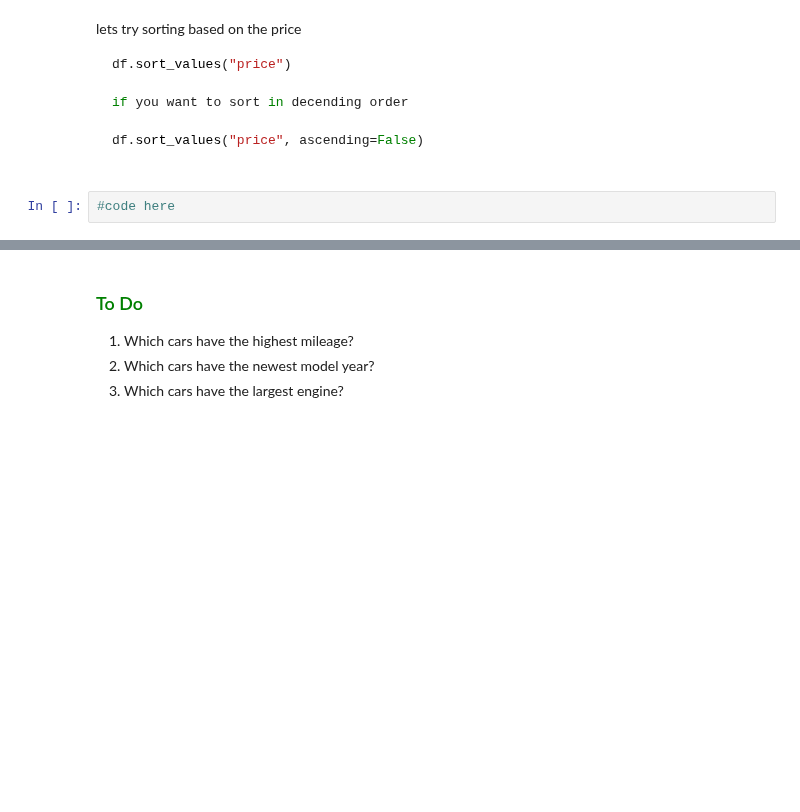
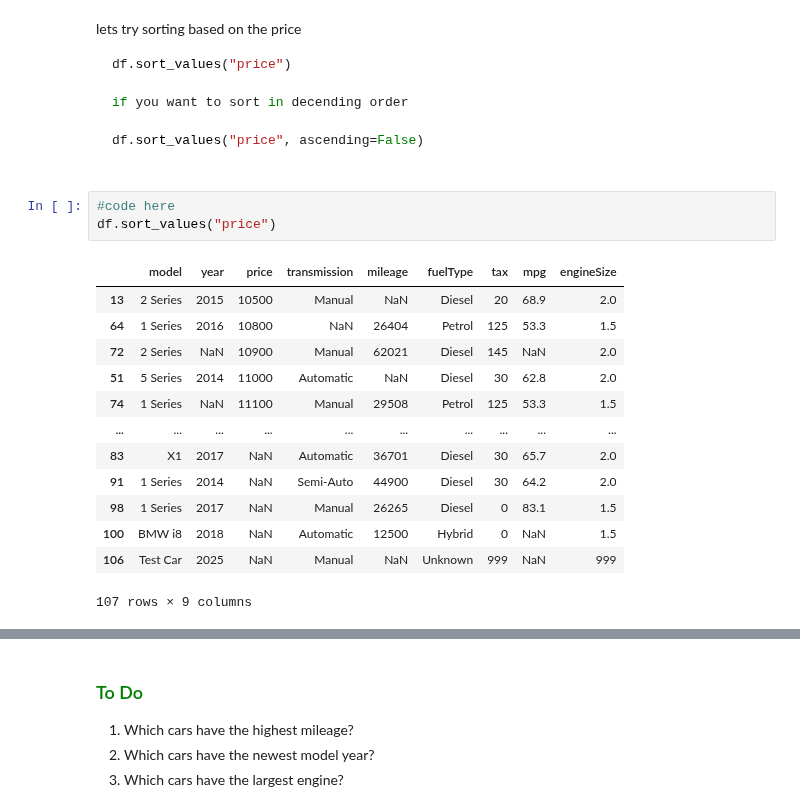
Before and after one commit to patzer-adi/Python_Workspace, a Jupyter notebook: SEM_3_class/Pandas_workshop/pandas_workbook.ipynb, the cells around one changed output, grey strips where cells are left out. Cells and saved outputs as stored; diff of their text form; blank space fills up the shorter version.

```diff
--- a/SEM_3_class/Pandas_workshop/pandas_workbook.ipynb
+++ b/SEM_3_class/Pandas_workshop/pandas_workbook.ipynb
@@ -733,3 +733,18 @@ if you want to sort in decending order
 df.sort_values("price", ascending=False)
 # %%
 #code here
+df.sort_values("price")
+# %% [output]
+|  | model | year | price | transmission | mileage | fuelType | tax | mpg | engineSize |
+| 13 | 2 Series | 2015 | 10500 | Manual | NaN | Diesel | 20 | 68.9 | 2.0 |
+| 64 | 1 Series | 2016 | 10800 | NaN | 26404 | Petrol | 125 | 53.3 | 1.5 |
+| 72 | 2 Series | NaN | 10900 | Manual | 62021 | Diesel | 145 | NaN | 2.0 |
+| 51 | 5 Series | 2014 | 11000 | Automatic | NaN | Diesel | 30 | 62.8 | 2.0 |
+| 74 | 1 Series | NaN | 11100 | Manual | 29508 | Petrol | 125 | 53.3 | 1.5 |
+| ... | ... | ... | ... | ... | ... | ... | ... | ... | ... |
+| 83 | X1 | 2017 | NaN | Automatic | 36701 | Diesel | 30 | 65.7 | 2.0 |
+| 91 | 1 Series | 2014 | NaN | Semi-Auto | 44900 | Diesel | 30 | 64.2 | 2.0 |
+| 98 | 1 Series | 2017 | NaN | Manual | 26265 | Diesel | 0 | 83.1 | 1.5 |
+| 100 | BMW i8 | 2018 | NaN | Automatic | 12500 | Hybrid | 0 | NaN | 1.5 |
+| 106 | Test Car | 2025 | NaN | Manual | NaN | Unknown | 999 | NaN | 999 |
+107 rows × 9 columns
```
Also changed, not shown: parts of 29 cells of this notebook.
